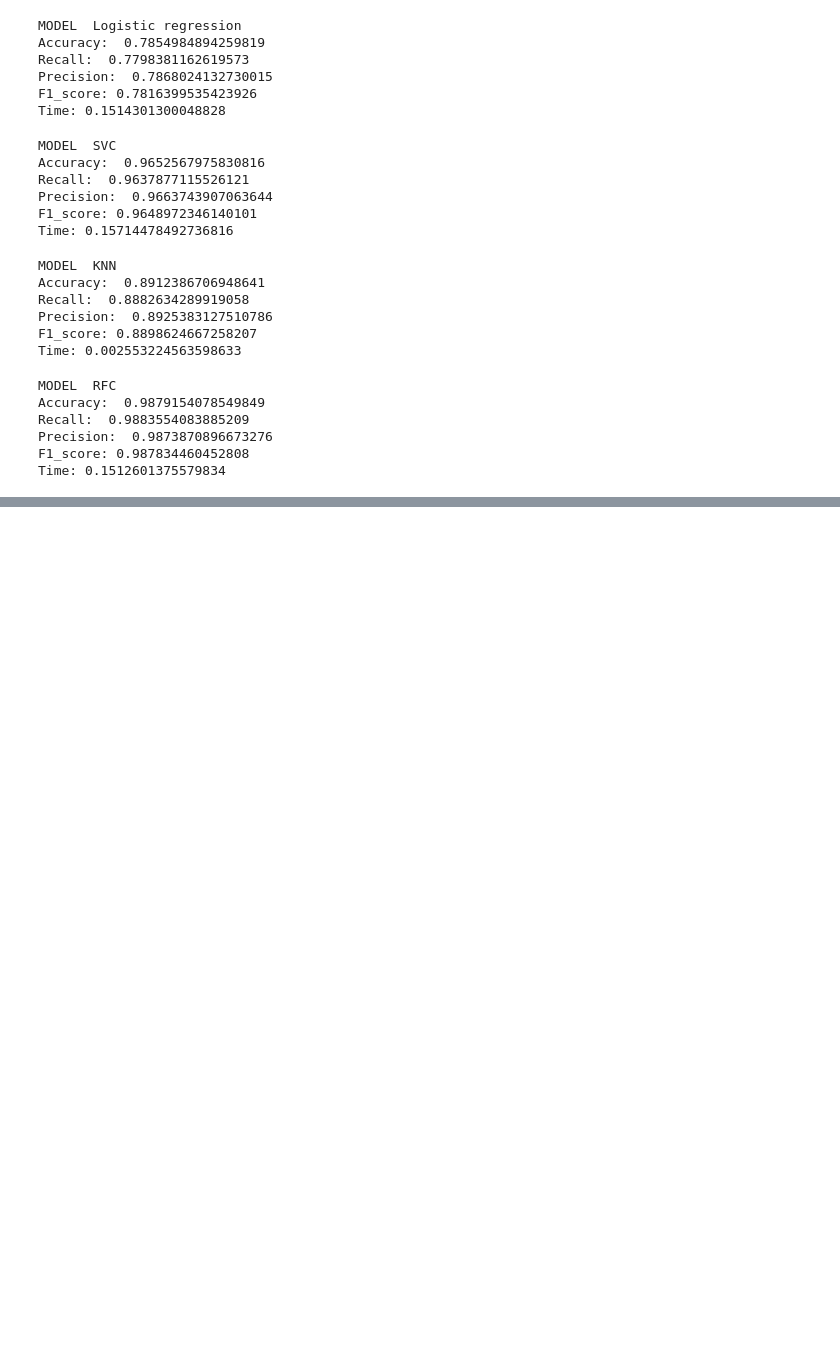
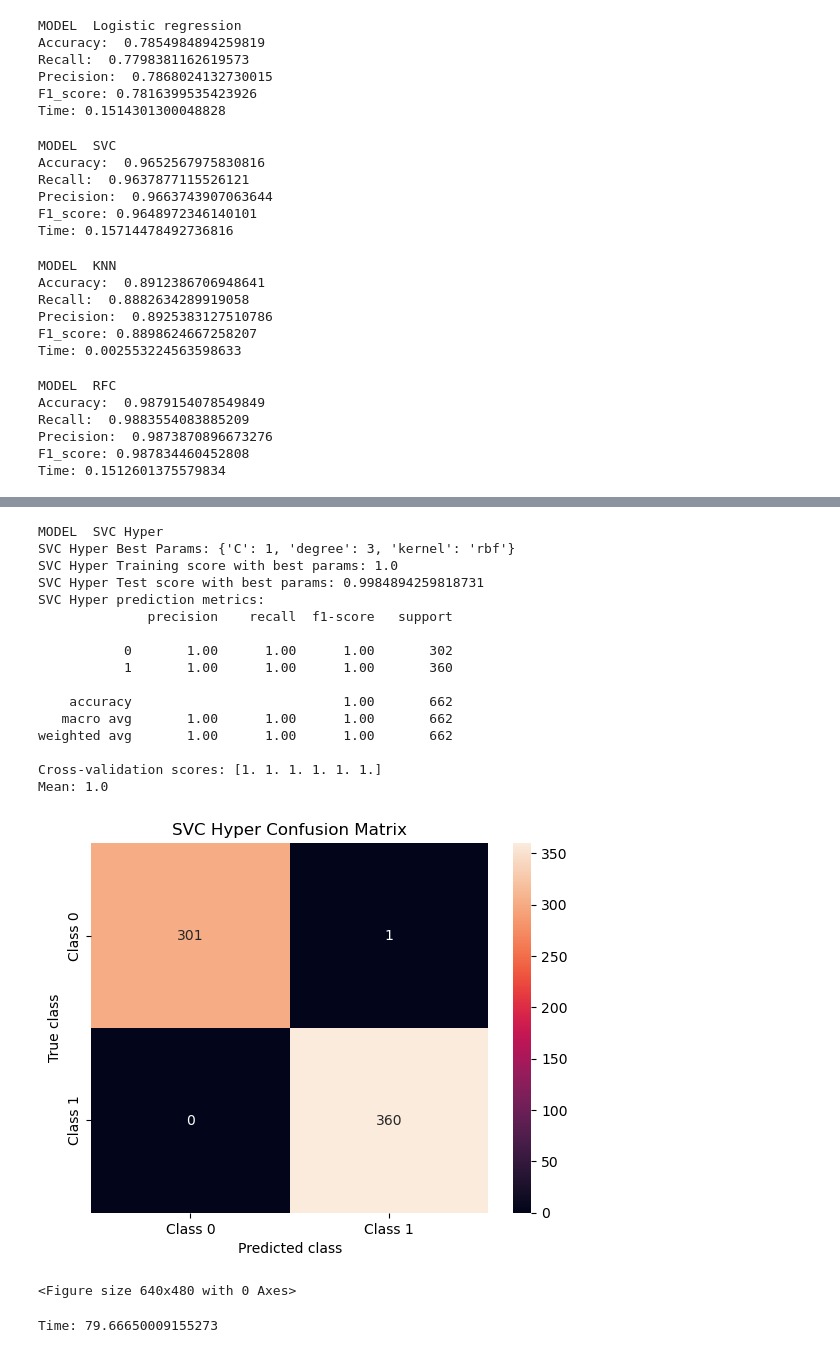
Before and after one commit to jonaprg/Jordan_vs_Lebron_Prediction, a Jupyter notebook: notebooks/develop/LebronVsJordanPrediction.ipynb, the cells around one changed output, grey strips where cells are left out. Cells and saved outputs as stored; diff of their text form; code cells hidden in the pictures; blank space fills up the shorter version.

```diff
--- a/notebooks/develop/LebronVsJordanPrediction.ipynb
+++ b/notebooks/develop/LebronVsJordanPrediction.ipynb
@@ -462,0 +488,22 @@ Time: 0.1512601375579834
+# %%
+svc(x_t, x_v, y_t, y_v, True)
+# %% [output]
+MODEL  SVC Hyper
+SVC Hyper Best Params: {'C': 1, 'degree': 3, 'kernel': 'rbf'}
+SVC Hyper Training score with best params: 1.0
+SVC Hyper Test score with best params: 0.9984894259818731
+SVC Hyper prediction metrics:
+              precision    recall  f1-score   support
+
+           0       1.00      1.00      1.00       302
+           1       1.00      1.00      1.00       360
+
+    accuracy                           1.00       662
+   macro avg       1.00      1.00      1.00       662
+weighted avg       1.00      1.00      1.00       662
+
+Cross-validation scores: [1. 1. 1. 1. 1. 1.]
+Mean: 1.0
+[figure, added]
+<Figure size 640x480 with 0 Axes>
+Time: 79.66650009155273
```
Also changed, not shown: parts of 15 cells of this notebook.
